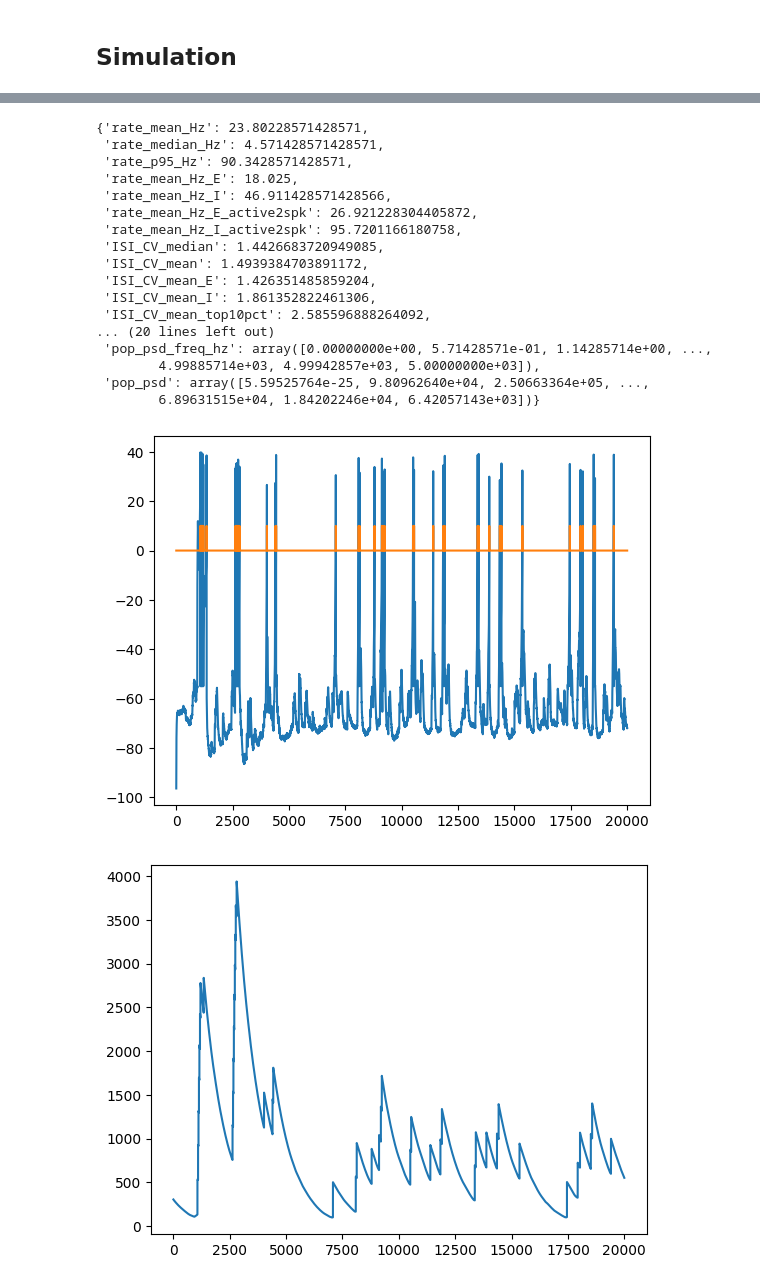
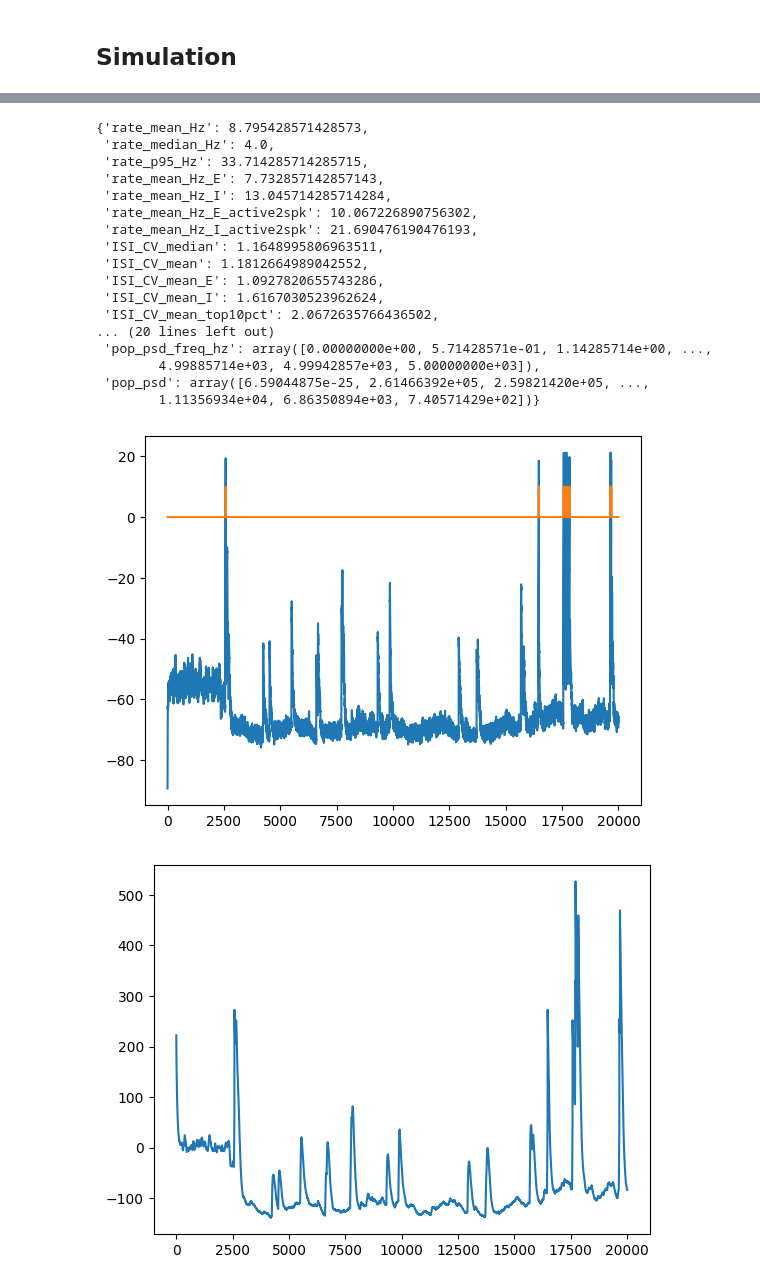
Before and after one commit to Dalsaetra/NeuroSimV3, a Jupyter notebook: python/week6/ssai_w6.ipynb, the cells around one changed output, grey strips where cells are left out. Saved outputs shown, nothing was run; the diff lists cells and outputs as text; code cells hidden in the pictures.

```diff
--- a/python/week6/ssai_w6.ipynb
+++ b/python/week6/ssai_w6.ipynb
@@ -71,7 +71,7 @@ outdegree_config_by_type={
 
 normalize_mode = "out"
 # normalize_target = 20.0
-normalize_target_out_E = 50.0
+normalize_target_out_E = 15.0
 normalize_target_out_I = 1000.0
 
 G = generate_spatial_ei_network(n_neurons=n_neurons, type_fractions=type_fractions,
@@ -235,39 +236,39 @@ sim.plot_spike_raster(figsize=(10, 6), title=f"ISI_CV_Mean: {isi_mean:.3f}, ISI_
 # %%
 sim.stats.compute_metrics(dt, bin_ms_participation=300, t_start_ms=250.0, t_stop_ms=2000.0)
 # %% [output]
-{'rate_mean_Hz': 23.80228571428571,
- 'rate_median_Hz': 4.571428571428571,
- 'rate_p95_Hz': 90.3428571428571,
- 'rate_mean_Hz_E': 18.025,
- 'rate_mean_Hz_I': 46.911428571428566,
- 'rate_mean_Hz_E_active2spk': 26.921228304405872,
- 'rate_mean_Hz_I_active2spk': 95.7201166180758,
- 'ISI_CV_median': 1.4426683720949085,
- 'ISI_CV_mean': 1.4939384703891172,
- 'ISI_CV_mean_E': 1.426351485859204,
- 'ISI_CV_mean_I': 1.861352822461306,
- 'ISI_CV_mean_top10pct': 2.585596888264092,
+{'rate_mean_Hz': 8.795428571428573,
+ 'rate_median_Hz': 4.0,
+ 'rate_p95_Hz': 33.714285714285715,
+ 'rate_mean_Hz_E': 7.732857142857143,
+ 'rate_mean_Hz_I': 13.045714285714284,
+ 'rate_mean_Hz_E_active2spk': 10.067226890756302,
+ 'rate_mean_Hz_I_active2spk': 21.690476190476193,
+ 'ISI_CV_median': 1.1648995806963511,
+ 'ISI_CV_mean': 1.1812664989042552,
+ 'ISI_CV_mean_E': 1.0927820655743286,
+ 'ISI_CV_mean_I': 1.6167030523962624,
+ 'ISI_CV_mean_top10pct': 2.0672635766436502,
 ... (20 lines left out)
  'pop_psd_freq_hz': array([0.00000000e+00, 5.71428571e-01, 1.14285714e+00, ...,
         4.99885714e+03, 4.99942857e+03, 5.00000000e+03]),
- 'pop_psd': array([5.59525764e-25, 9.80962640e+04, 2.50663364e+05, ...,
-        6.89631515e+04, 1.84202246e+04, 6.42057143e+03])}
+ 'pop_psd': array([6.59044875e-25, 2.61466392e+05, 2.59821420e+05, ...,
+        1.11356934e+04, 6.86350894e+03, 7.40571429e+02])}
 # %%
 # Plot spikes for one neuron
-n_idx = 734
+n_idx = 737
 t_first = 0
 t_last = -1
 plt.plot(np.array(sim.stats.Vs)[t_first:t_last,n_idx])
 plt.plot(np.array(sim.stats.spikes)[t_first:t_last,n_idx] * 10)
 plt.show()
 plt.plot(np.array(sim.stats.us)[t_first:t_last,n_idx])
 plt.show()
 plt.plot(np.array(sim.debug_logger.s_ampa)[t_first:t_last,n_idx], label="AMPA")
 plt.plot(np.array(sim.debug_logger.s_nmda)[t_first:t_last,n_idx], label="NMDA")
 plt.plot(np.array(sim.debug_logger.s_gaba_a)[t_first:t_last,n_idx], label="GABA_A")
 plt.plot(np.array(sim.debug_logger.s_gaba_b)[t_first:t_last,n_idx], label="GABA_B")
 plt.legend()
 plt.show()
 # %% [output]
-[figure, old version]
+[figure, new version]
-[figure, old version]
+[figure, new version]
```
Also changed, not shown: parts of 6 cells of this notebook.
